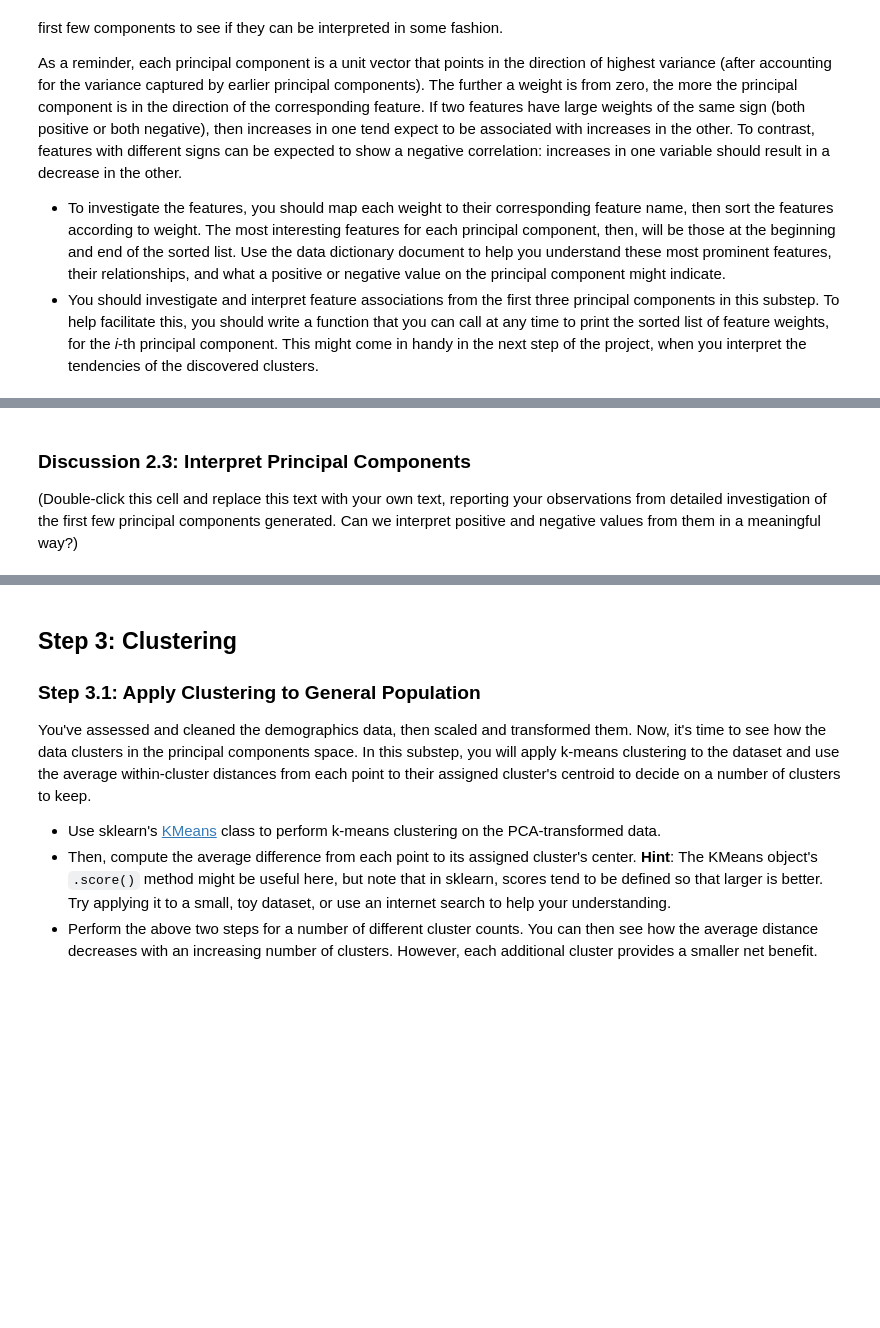
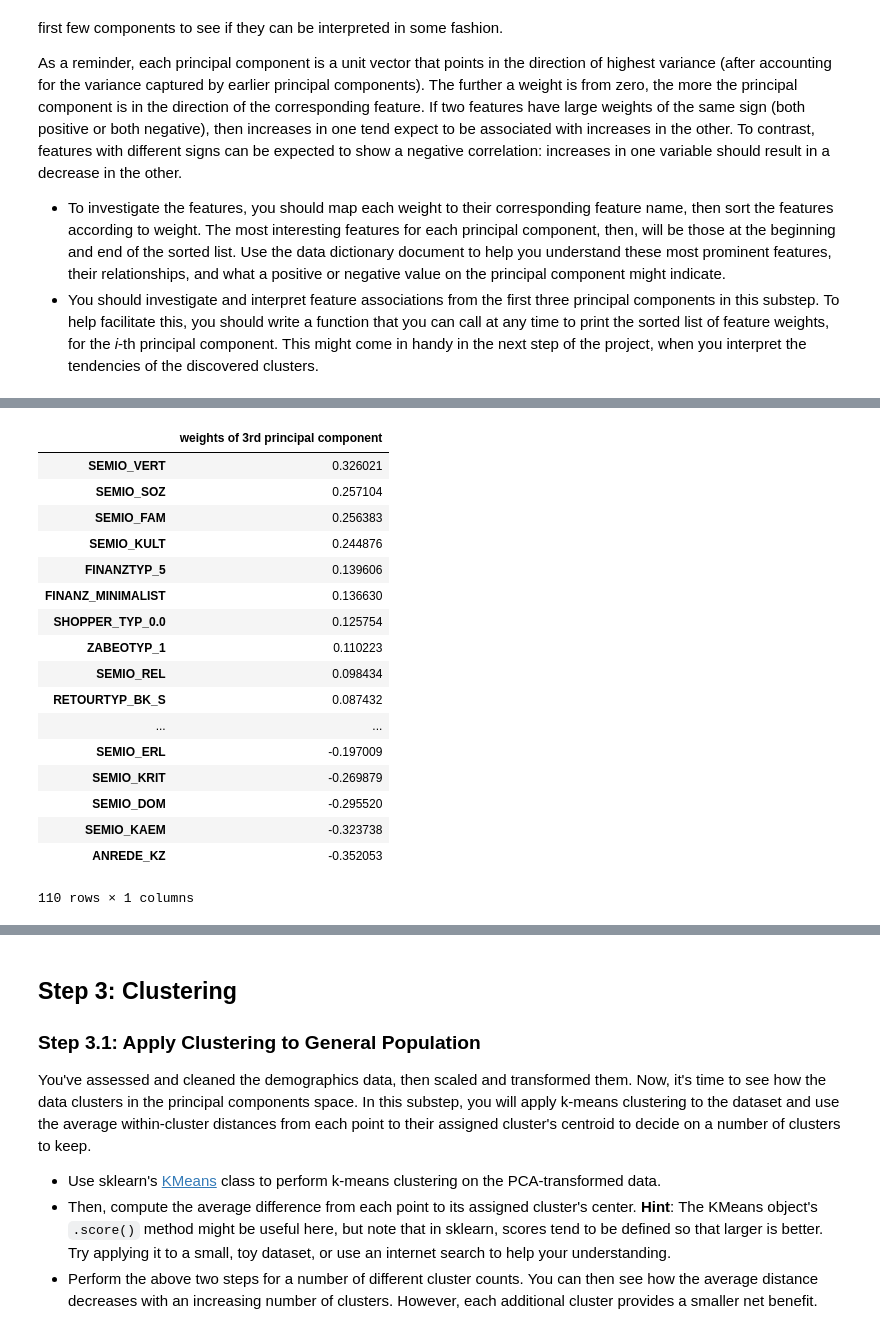
Before and after one commit to dylan-shao/ML-DS-Udacity_Data_Scientist_Nanodegree, a Jupyter notebook: 0. Projects/Unspuervised Learning: Identify_Customer_Segments/Identify_Customer_Segments.ipynb, the cells around one changed output, grey strips where cells are left out. Cells and saved outputs as stored; diff of their text form; code cells hidden in the pictures; blank space fills up the shorter version.

```diff
--- a/0. Projects/Unspuervised Learning: Identify_Customer_Segments/Identify_Customer_Segments.ipynb
+++ b/0. Projects/Unspuervised Learning: Identify_Customer_Segments/Identify_Customer_Segments.ipynb
@@ -1004,3 +1085,24 @@ As a reminder, each principal component is a unit vector that points in the dire
 # %%
-# Map weights for the second principal component to corresponding feature names
+# Map weights for the third principal component to corresponding feature names
 # and then print the linked values, sorted by weight.
+
+get_sorted_name_weights_dic(pca, 2)
+# %% [output]
+|  | weights of 3rd principal component |
+| SEMIO_VERT | 0.326021 |
+| SEMIO_SOZ | 0.257104 |
+| SEMIO_FAM | 0.256383 |
+| SEMIO_KULT | 0.244876 |
+| FINANZTYP_5 | 0.139606 |
+| FINANZ_MINIMALIST | 0.136630 |
+| SHOPPER_TYP_0.0 | 0.125754 |
+| ZABEOTYP_1 | 0.110223 |
+| SEMIO_REL | 0.098434 |
+| RETOURTYP_BK_S | 0.087432 |
+| ... | ... |
+| SEMIO_ERL | -0.197009 |
+| SEMIO_KRIT | -0.269879 |
+| SEMIO_DOM | -0.295520 |
+| SEMIO_KAEM | -0.323738 |
+| ANREDE_KZ | -0.352053 |
+110 rows × 1 columns
@@ -1010,4 +1108,0 @@ As a reminder, each principal component is a unit vector that points in the dire
-# %% [markdown]
-### Discussion 2.3: Interpret Principal Components
-
-(Double-click this cell and replace this text with your own text, reporting your observations from detailed investigation of the first few principal components generated. Can we interpret positive and negative values from them in a meaningful way?)
```
Also changed, not shown: parts of 5 cells of this notebook, 3 other files.
